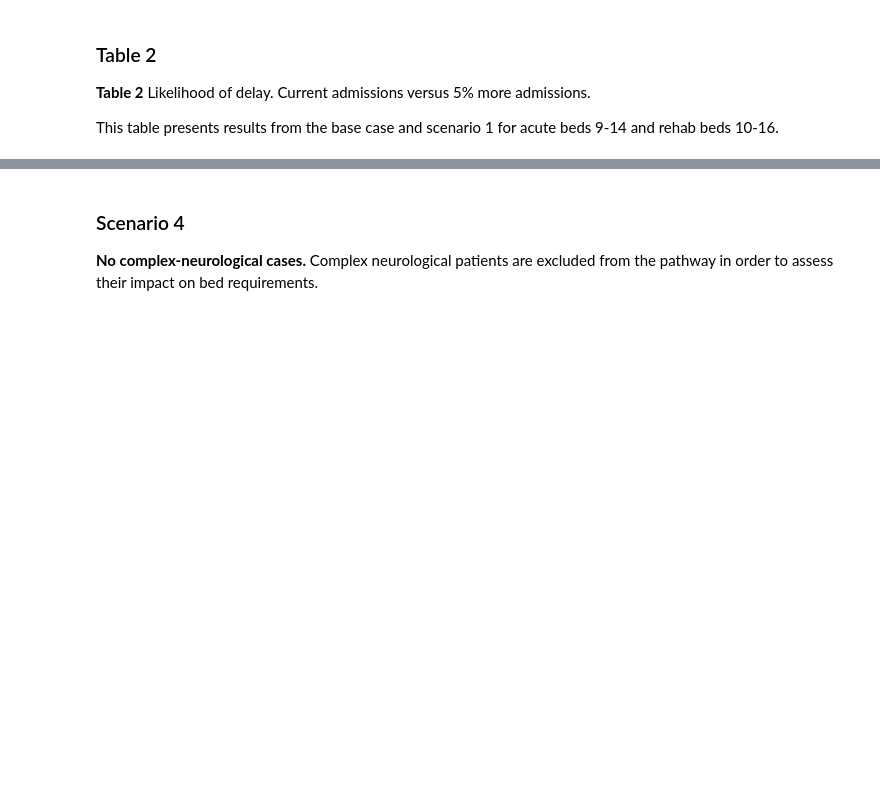
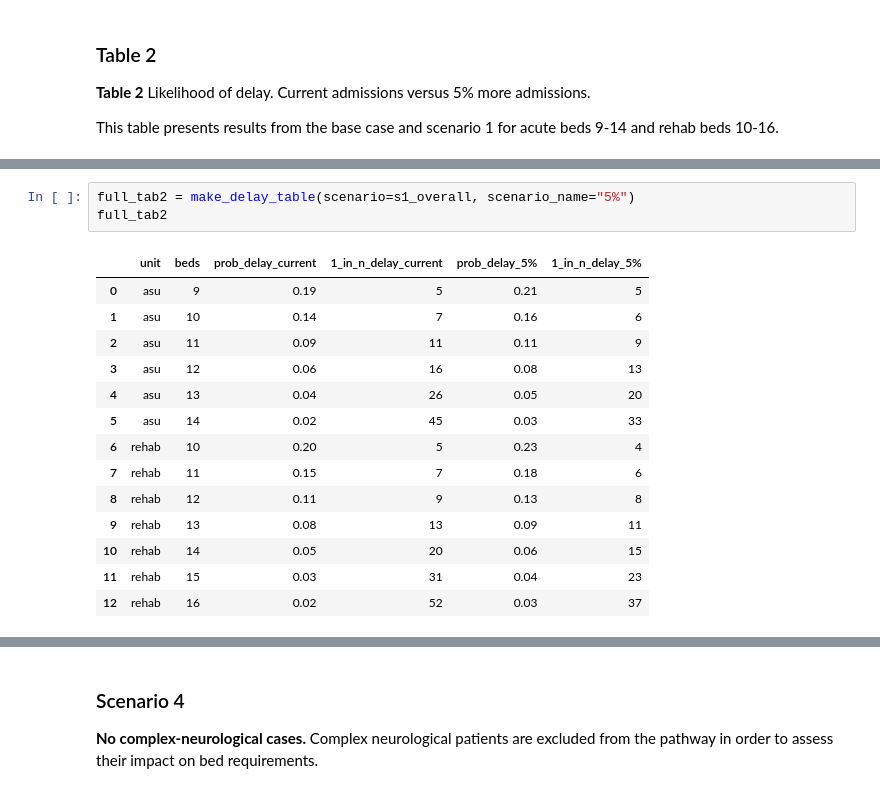
Before and after one commit to pythonhealthdatascience/pydesrap_stroke, a Jupyter notebook: notebooks/analysis.ipynb, the cells around one changed output, grey strips where cells are left out. Drawn from its saved outputs; the diff is of its cells as text; blank space fills up the shorter version.

```diff
--- a/notebooks/analysis.ipynb
+++ b/notebooks/analysis.ipynb
@@ -320,3 +312,21 @@ full_tab2
+# %%
+full_tab2 = make_delay_table(scenario=s1_overall, scenario_name="5%")
+full_tab2
+# %% [output]
+|  | unit | beds | prob_delay_current | 1_in_n_delay_current | prob_delay_5% | 1_in_n_delay_5% |
+| 0 | asu | 9 | 0.19 | 5 | 0.21 | 5 |
+| 1 | asu | 10 | 0.14 | 7 | 0.16 | 6 |
+| 2 | asu | 11 | 0.09 | 11 | 0.11 | 9 |
+| 3 | asu | 12 | 0.06 | 16 | 0.08 | 13 |
+| 4 | asu | 13 | 0.04 | 26 | 0.05 | 20 |
+| 5 | asu | 14 | 0.02 | 45 | 0.03 | 33 |
+| 6 | rehab | 10 | 0.20 | 5 | 0.23 | 4 |
+| 7 | rehab | 11 | 0.15 | 7 | 0.18 | 6 |
+| 8 | rehab | 12 | 0.11 | 9 | 0.13 | 8 |
+| 9 | rehab | 13 | 0.08 | 13 | 0.09 | 11 |
+| 10 | rehab | 14 | 0.05 | 20 | 0.06 | 15 |
+| 11 | rehab | 15 | 0.03 | 31 | 0.04 | 23 |
+| 12 | rehab | 16 | 0.02 | 52 | 0.03 | 37 |
 # %% [markdown]
 These are some adjustments to how table is presented in article...
 
```
Also changed, not shown: parts of 6 cells of this notebook, 2 other files.
